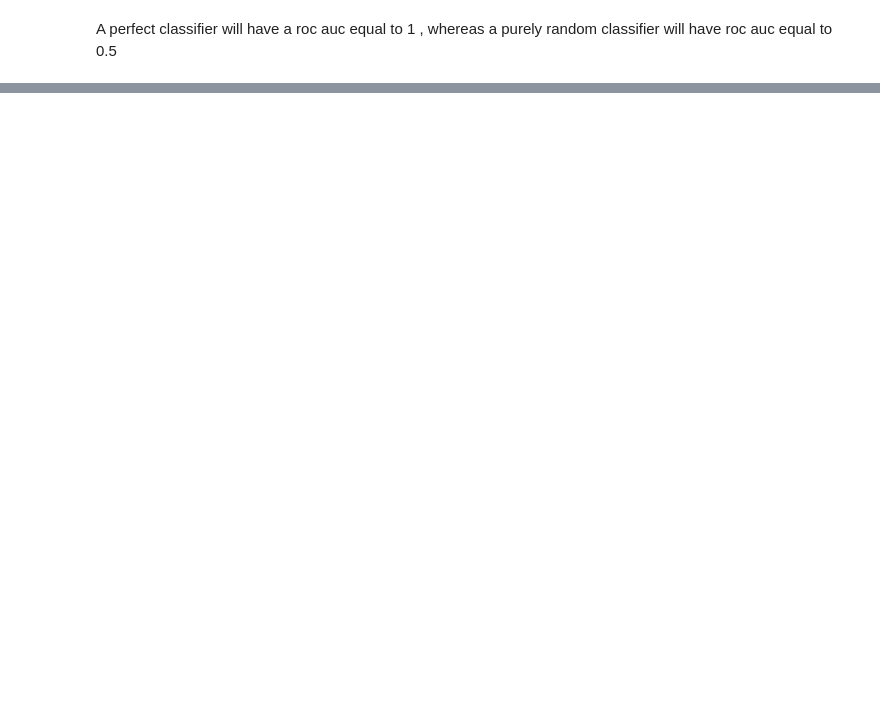
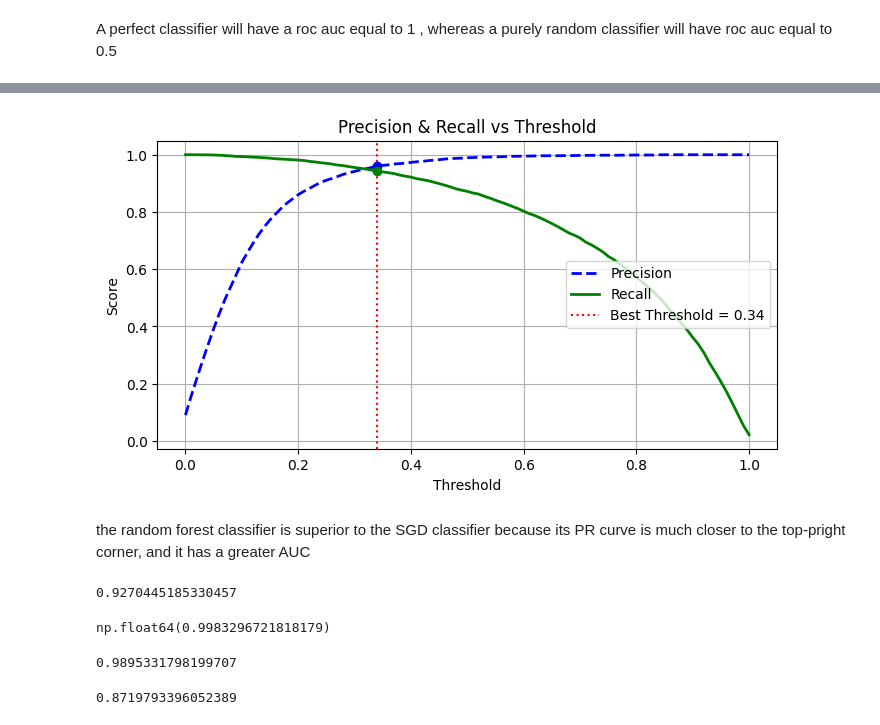
Before and after one commit to VechamGautham/Hands-on-Machine-Learning, a Jupyter notebook: chapter-3/classification.ipynb, the cells around one changed output, grey strips where cells are left out. Cells and saved outputs as stored; diff of their text form; code cells hidden in the pictures; blank space fills up the shorter version.

Commit message:
finished till randomforest classifier

```diff
--- a/chapter-3/classification.ipynb
+++ b/chapter-3/classification.ipynb
@@ -319,3 +445,5 @@ A perfect classifier will have a roc auc equal to 1 , whereas a purely random cl
 # %%
 from sklearn.ensemble import RandomForestClassifier
 forest_clf = RandomForestClassifier(random_state=42)
+# %%
+y_probas_forest = cross_val_predict(forest_clf,X_train,y_train_5,cv=3,method="predict_proba")
@@ -321,0 +456,3 @@ forest_clf = RandomForestClassifier(random_state=42)
+# %%
+y_scores_forest = y_probas_forest[:,1]
+precisions_forest, recalls_forest , thresholds_forest = precision_recall_curve(y_train_5,y_scores_forest)
@@ -321,0 +477,40 @@ forest_clf = RandomForestClassifier(random_state=42)
+# %%
+# 🧠 Choose optimal threshold: for example, highest F1 score
+f1_scores = 2 * (precisions_forest[:-1] * recalls_forest[:-1]) / (precisions_forest[:-1] + recalls_forest[:-1])
+best_idx = np.argmax(f1_scores)
+best_threshold = thresholds_forest[best_idx]
+
+# 🎯 Plot
+plt.figure(figsize=(8, 4))
+plt.plot(thresholds_forest, precisions_forest[:-1], "b--", label="Precision", linewidth=2)
+plt.plot(thresholds_forest, recalls_forest[:-1], "g-", label="Recall", linewidth=2)
+plt.axvline(x=best_threshold, color="r", linestyle=":", label=f"Best Threshold = {best_threshold:.2f}")
+plt.plot(best_threshold, precisions_forest[best_idx], "bo")  # point on precision line
+plt.plot(best_threshold, recalls_forest[best_idx], "go")     # point on recall line
+plt.grid()
+plt.xlabel("Threshold")
+plt.ylabel("Score")
+plt.title("Precision & Recall vs Threshold")
+plt.legend(loc="center right")
+plt.show()
+# %% [output]
+[figure, added]
+# %% [markdown]
+the random forest classifier is superior to the SGD classifier because its PR curve is much closer to the top-pright corner, and it has a greater AUC
+# %%
+y_train_pred_forest = y_probas_forest[:,1] >=0.5
+f1_score(y_train_5,y_train_pred_forest)
+# %% [output]
+0.9270445185330457
+# %%
+roc_auc_score(y_train_5,y_scores_forest)
+# %% [output]
+np.float64(0.9983296721818179)
+# %%
+precision_score(y_train_5,y_train_pred_forest)
+# %% [output]
+0.9895331798199707
+# %%
+recall_score(y_train_5,y_train_pred_forest)
+# %% [output]
+0.8719793396052389
```
Also changed, not shown: parts of 5 cells of this notebook.
